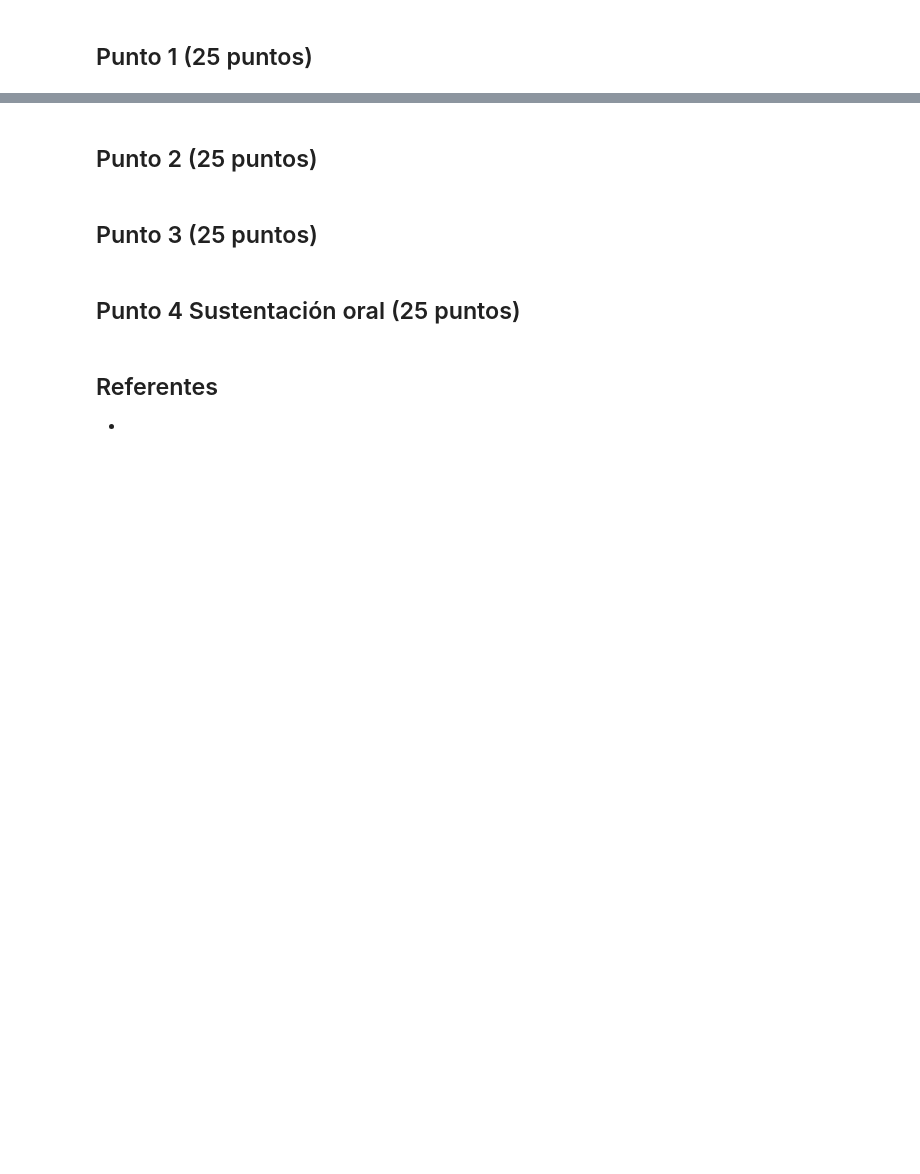
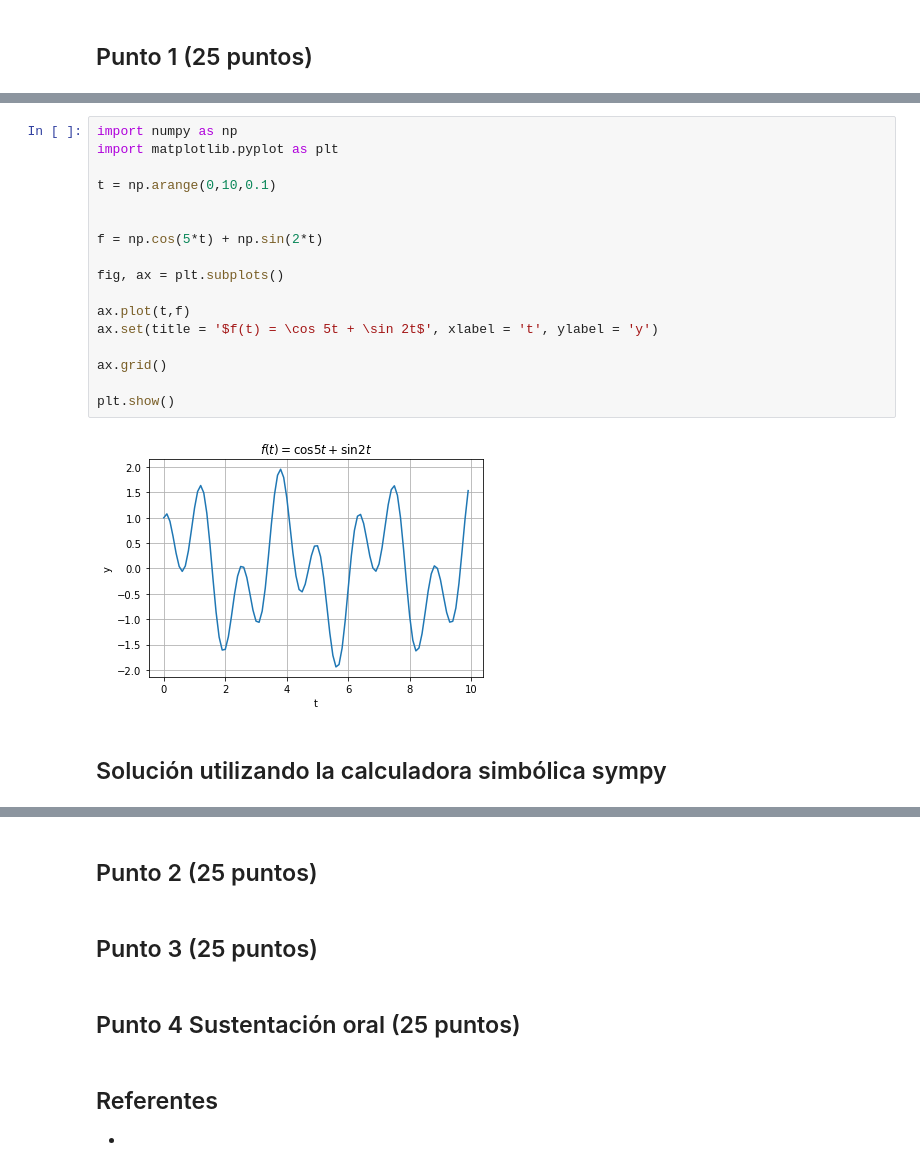
Before and after one commit to marco-canas/edo, a Jupyter notebook: banco_preguntas/parcial_4/parcial_4_9.ipynb, the cells around one changed output, grey strips where cells are left out. Drawn from its saved outputs; the diff is of its cells as text; blank space fills up the shorter version.

```diff
--- a/banco_preguntas/parcial_4/parcial_4_9.ipynb
+++ b/banco_preguntas/parcial_4/parcial_4_9.ipynb
@@ -61,0 +69,21 @@ df
+# %%
+import numpy as np
+import matplotlib.pyplot as plt
+
+t = np.arange(0,10,0.1)
+
+
+f = np.cos(5*t) + np.sin(2*t)
+
+fig, ax = plt.subplots()
+
+ax.plot(t,f)
+ax.set(title = '$f(t) = \cos 5t + \sin 2t$', xlabel = 't', ylabel = 'y')
+
+ax.grid()
+
+plt.show()
+# %% [output]
+[figure, added]
+# %% [markdown]
+## Solución utilizando la calculadora simbólica sympy
```
Also changed, not shown: parts of 5 cells of this notebook, 2 other files.
